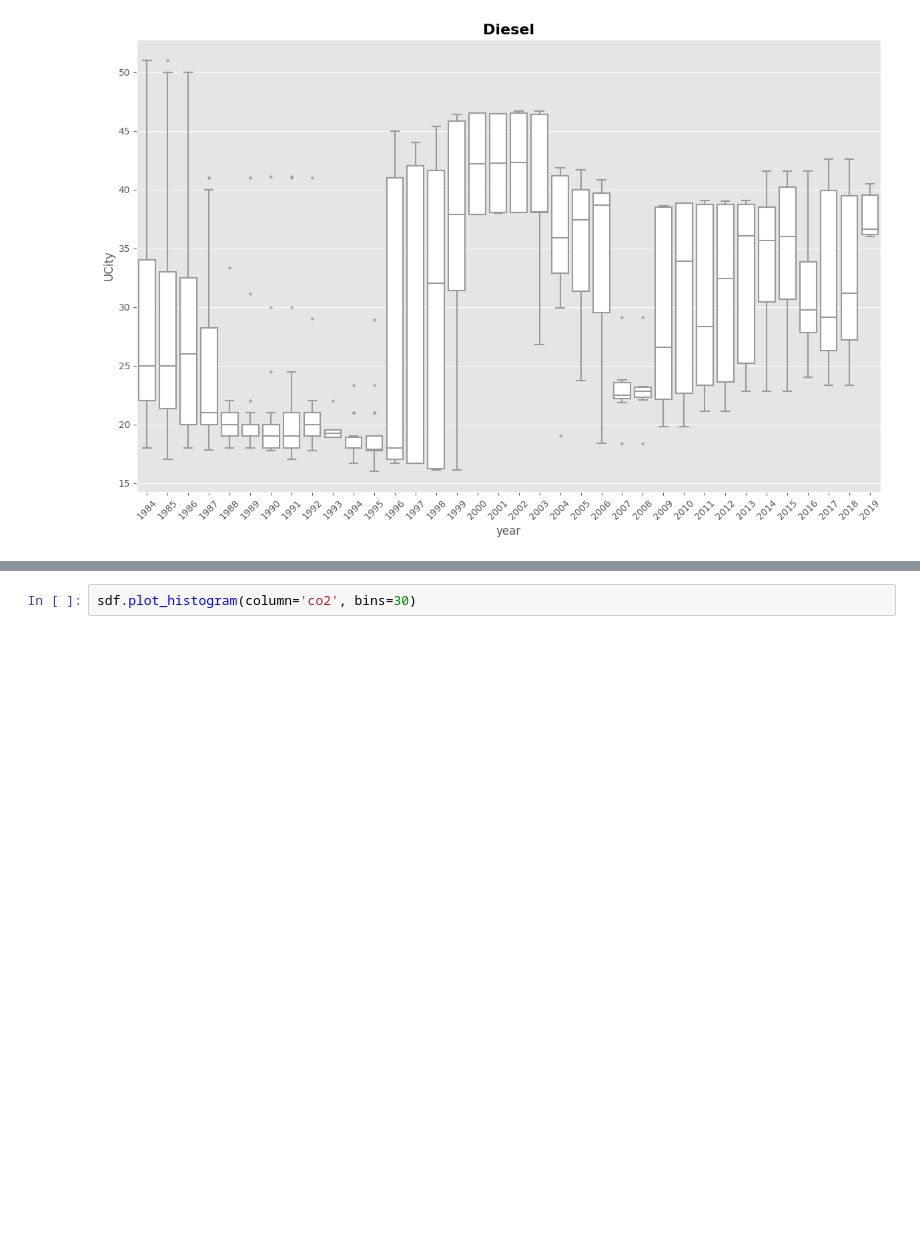
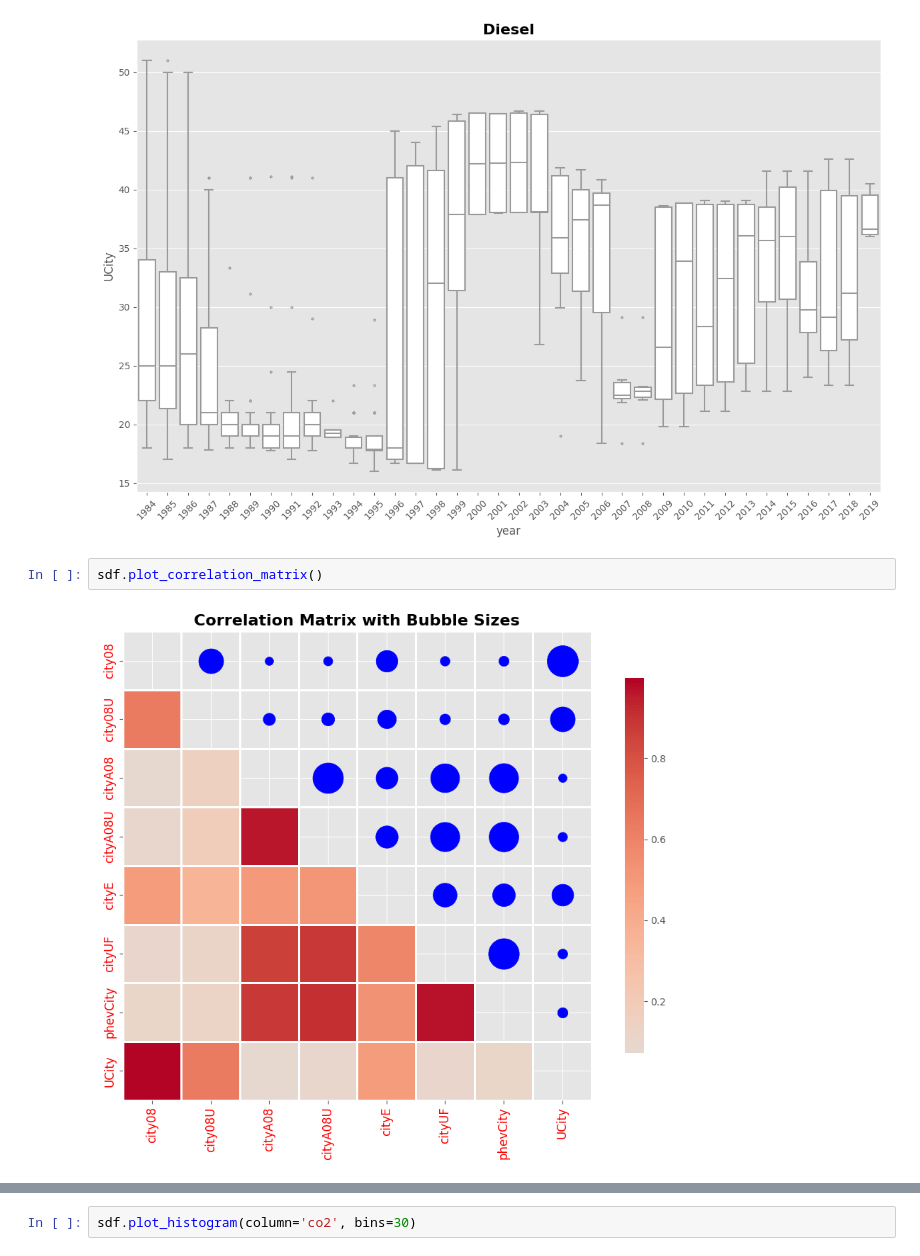
Before and after one commit to alkhalifas/cs6140-machine-learning, a Jupyter notebook: assignment1/assignment1_eda.ipynb, the cells around one changed output, grey strips where cells are left out. Drawn from its saved outputs; the diff is of its cells as text; blank space fills up the shorter version.

Commit message:
answered the rest of the questions. still need to label the graphs

```diff
--- a/assignment1/assignment1_eda.ipynb
+++ b/assignment1/assignment1_eda.ipynb
@@ -534,3 +669,7 @@ sdf.plot_ucity_over_years_by_atvType('Hybrid')
 sdf.plot_ucity_over_years_by_atvType('Diesel')
 # %% [output]
 [figure]
+# %%
+sdf.plot_correlation_matrix()
+# %% [output]
+[figure, added]
```
Also changed, not shown: parts of 31 cells of this notebook.
